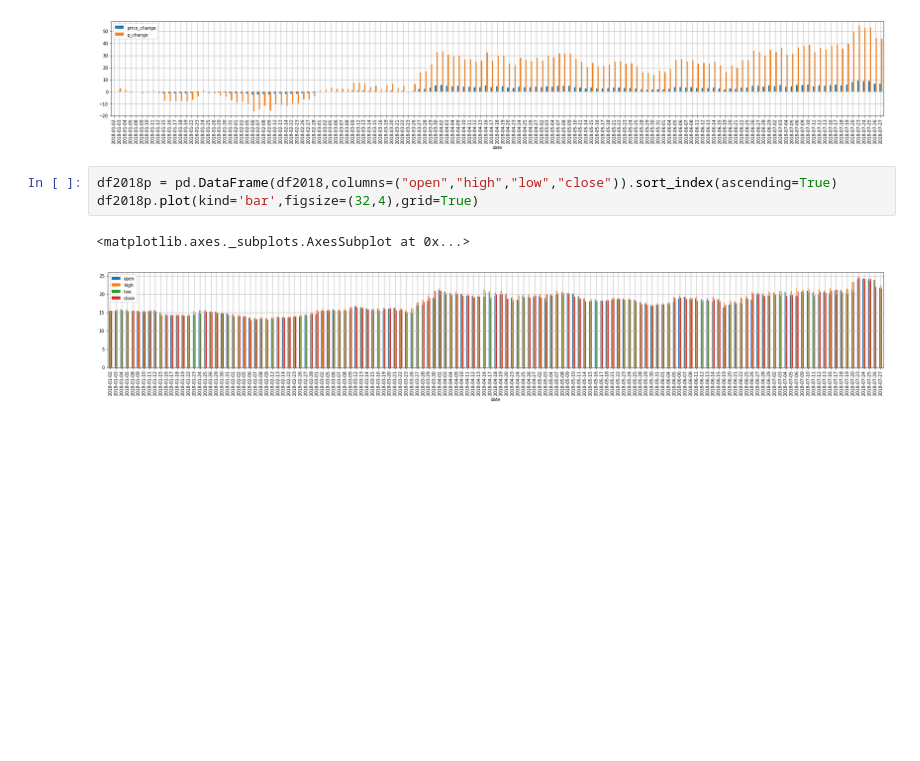
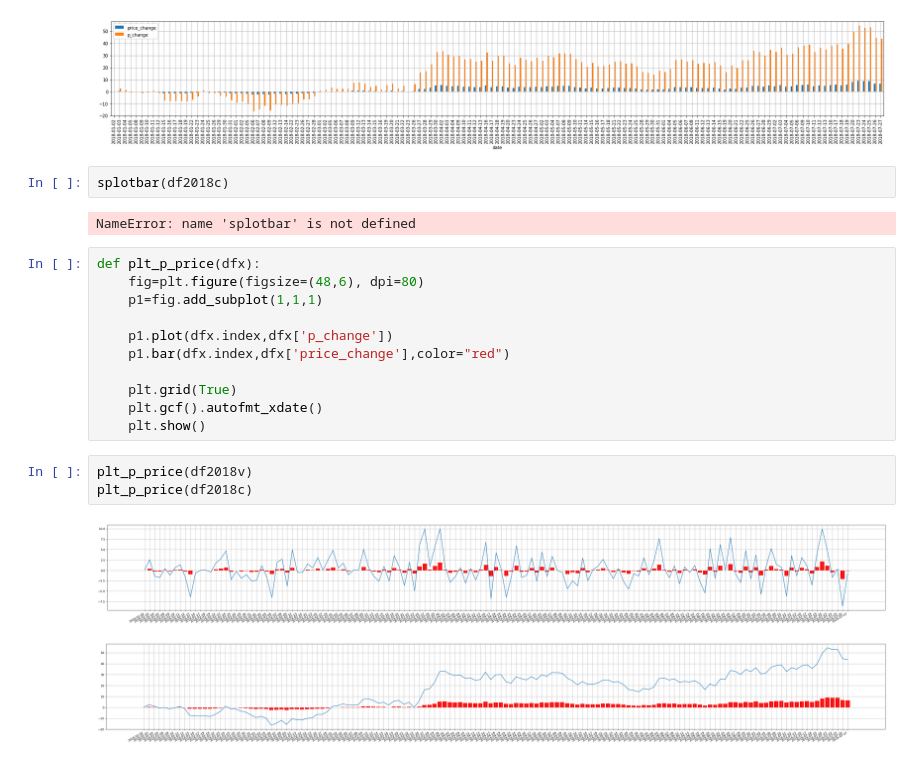
Before and after one commit to databooks/databook, a Jupyter notebook: finabook/S300036/Y2018DAY.ipynb, the cells around one changed output. Cells and saved outputs as stored; diff of their text form; blank space fills up the shorter version.

```diff
--- a/finabook/S300036/Y2018DAY.ipynb
+++ b/finabook/S300036/Y2018DAY.ipynb
@@ -125,9 +139,24 @@ df2018c.plot(kind='bar',figsize=(32,4),grid=True)
 <matplotlib.axes._subplots.AxesSubplot at 0x...>
 [figure]
 [figure]
-# %%
-df2018p = pd.DataFrame(df2018,columns=("open","high","low","close")).sort_index(ascending=True)
-df2018p.plot(kind='bar',figsize=(32,4),grid=True)
-# %% [output]
-<matplotlib.axes._subplots.AxesSubplot at 0x...>
-[figure, removed]
+# %%
+splotbar(df2018c)
+# %% [output]
+NameError: name 'splotbar' is not defined
+# %%
+def plt_p_price(dfx):
+    fig=plt.figure(figsize=(48,6), dpi=80)
+    p1=fig.add_subplot(1,1,1)
+
+    p1.plot(dfx.index,dfx['p_change'])
+    p1.bar(dfx.index,dfx['price_change'],color="red")
+
+    plt.grid(True)
+    plt.gcf().autofmt_xdate()
+    plt.show()
+# %%
+plt_p_price(df2018v)
+plt_p_price(df2018c)
+# %% [output]
+[figure, added]
+[figure, added]
```
Also changed, not shown: parts of 9 cells of this notebook.
